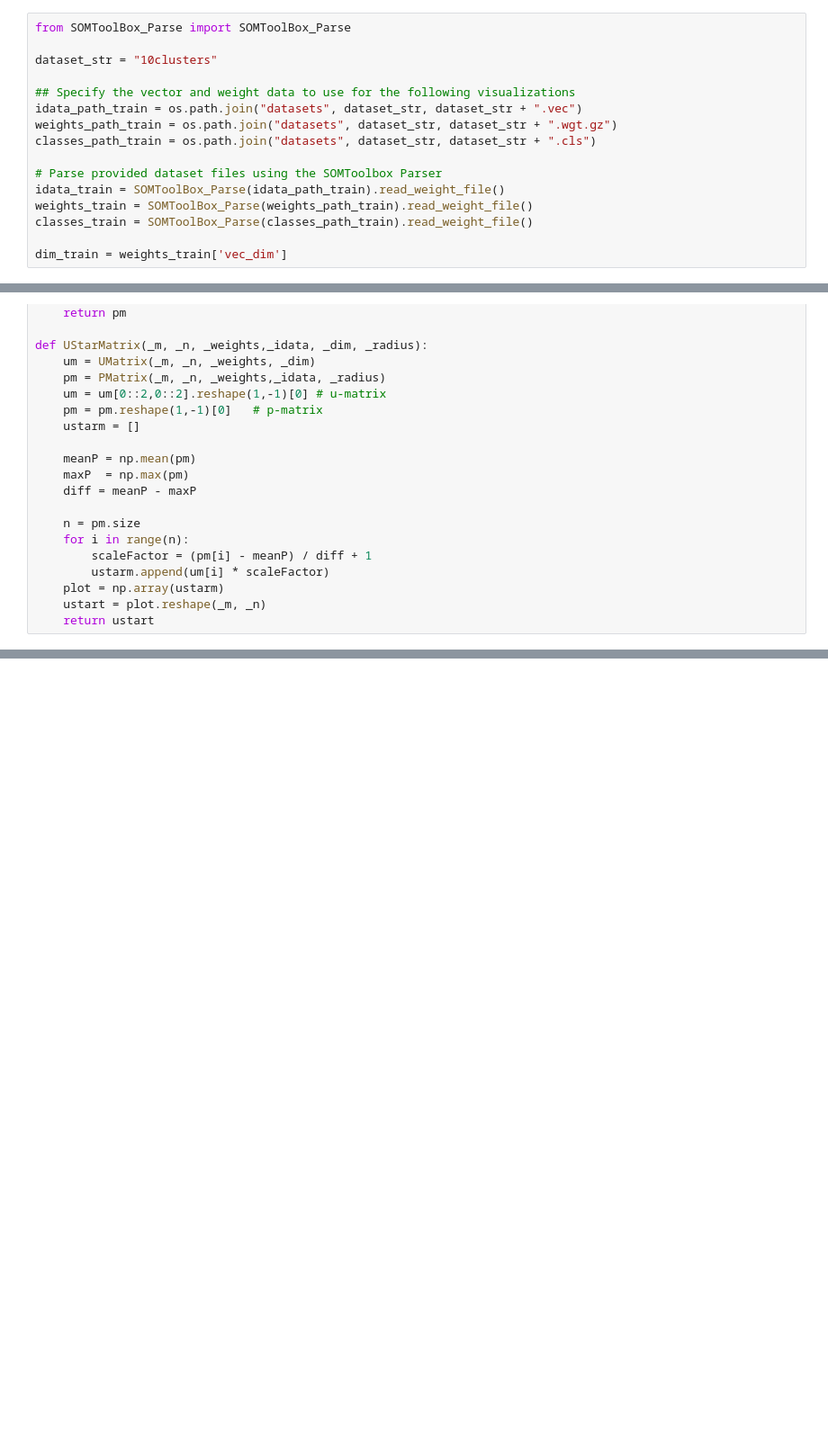
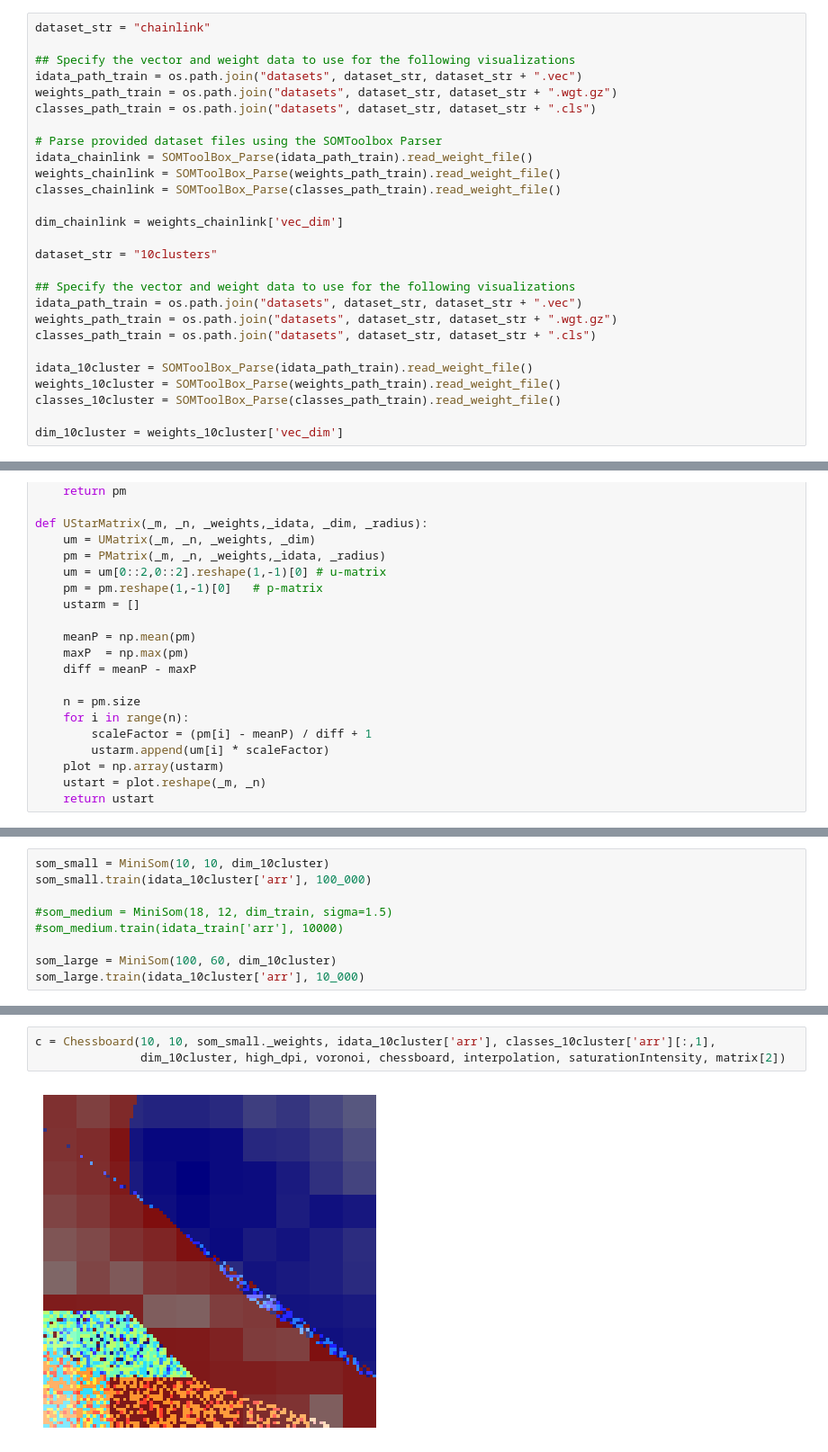
Before and after one commit to marlederer/PySOMVis_Coding_I_2023, a Jupyter notebook: PySOMVis/coding_assignment.ipynb, the cells around one changed output, grey strips where cells are left out. Shown: that part at 90% size. Drawn from its saved outputs; the diff is of its cells as text; blank space fills up the shorter version.

```diff
--- a/PySOMVis/coding_assignment.ipynb
+++ b/PySOMVis/coding_assignment.ipynb
@@ -8,5 +10,17 @@ Datasets
 # %%
-from SOMToolBox_Parse import SOMToolBox_Parse
+dataset_str = "chainlink"
+
+## Specify the vector and weight data to use for the following visualizations
+idata_path_train = os.path.join("datasets", dataset_str, dataset_str + ".vec")
+weights_path_train = os.path.join("datasets", dataset_str, dataset_str + ".wgt.gz")
+classes_path_train = os.path.join("datasets", dataset_str, dataset_str + ".cls")
+
+# Parse provided dataset files using the SOMToolbox Parser
+idata_chainlink = SOMToolBox_Parse(idata_path_train).read_weight_file()
+weights_chainlink = SOMToolBox_Parse(weights_path_train).read_weight_file()
+classes_chainlink = SOMToolBox_Parse(classes_path_train).read_weight_file()
+
+dim_chainlink = weights_chainlink['vec_dim']
 
 dataset_str = "10clusters"
 
@@ -15,10 +29,9 @@ idata_path_train = os.path.join("datasets", dataset_str, dataset_str + ".vec")
 weights_path_train = os.path.join("datasets", dataset_str, dataset_str + ".wgt.gz")
 classes_path_train = os.path.join("datasets", dataset_str, dataset_str + ".cls")
 
-# Parse provided dataset files using the SOMToolbox Parser
-idata_train = SOMToolBox_Parse(idata_path_train).read_weight_file()
-weights_train = SOMToolBox_Parse(weights_path_train).read_weight_file()
-classes_train = SOMToolBox_Parse(classes_path_train).read_weight_file()
+idata_10cluster = SOMToolBox_Parse(idata_path_train).read_weight_file()
+weights_10cluster = SOMToolBox_Parse(weights_path_train).read_weight_file()
+classes_10cluster = SOMToolBox_Parse(classes_path_train).read_weight_file()
 
-dim_train = weights_train['vec_dim']
+dim_10cluster = weights_10cluster['vec_dim']
 # %%
@@ -513,0 +474,9 @@ BokehModel(combine_events=True, render_bundle={'docs_json': {'4e4a4afc-7145-4af7
+# %%
+som_small = MiniSom(10, 10, dim_10cluster)
+som_small.train(idata_10cluster['arr'], 100_000)
+
+#som_medium = MiniSom(18, 12, dim_train, sigma=1.5)
+#som_medium.train(idata_train['arr'], 10000)
+
+som_large = MiniSom(100, 60, dim_10cluster)
+som_large.train(idata_10cluster['arr'], 10_000)
@@ -513,0 +485,5 @@ BokehModel(combine_events=True, render_bundle={'docs_json': {'4e4a4afc-7145-4af7
+# %%
+c = Chessboard(10, 10, som_small._weights, idata_10cluster['arr'], classes_10cluster['arr'][:,1],
+               dim_10cluster, high_dpi, voronoi, chessboard, interpolation, saturationIntensity, matrix[2])
+# %% [output]
+[figure, added]
```
Also changed, not shown: parts of 26 cells of this notebook.
